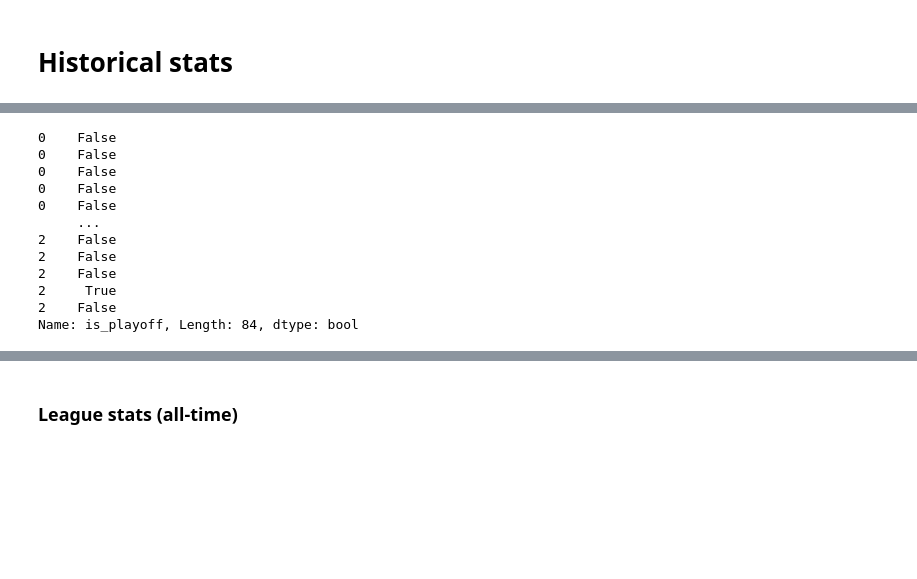
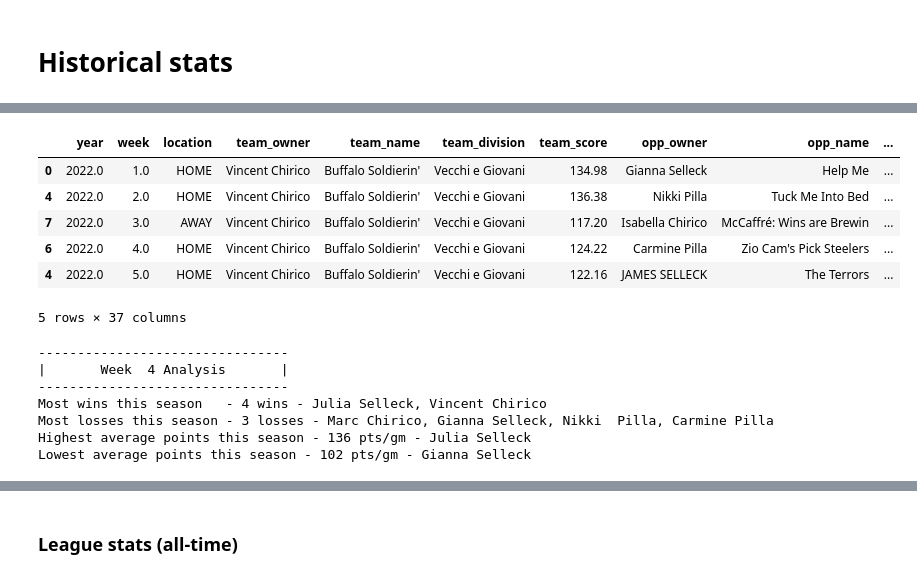
Before and after one commit to DesiPilla/espn-api-v3, a Jupyter notebook: src/new espn.ipynb, the cells around one changed output, grey strips where cells are left out. Cells and saved outputs as stored; diff of their text form; code cells hidden in the pictures; blank space fills up the shorter version.

```diff
--- a/src/new espn.ipynb
+++ b/src/new espn.ipynb
@@ -64,15 +42,36 @@ df.tail()
-# %%
-df[df.year == 2018].is_playoff
-# %% [output]
-0    False
-0    False
-0    False
-0    False
-0    False
-     ...
-2    False
-2    False
-2    False
-2     True
-2    False
-Name: is_playoff, Length: 84, dtype: bool
+# %%
+# df = get_historical_stats(league_id, 2017, 2022, swid, espn_s2)
+# df = exclude_most_recent_week(df)
+
+# Map owners of previous/co-owned teams to current owners to preserve "franchise"
+owner_map = {"Katie Brooks": "Nikki  Pilla"}
+df.replace({"team_owner": owner_map, "opp_owner": owner_map}, inplace=True)
+
+df = filter_df(df, meaningful=True)
+
+df.tail()
+# %% [output]
+|  | year | week | location | team_owner | team_name | team_division | team_score | opp_owner | opp_name | ... |
+| 0 | 2022.0 | 1.0 | HOME | Vincent Chirico | Buffalo Soldierin' | Vecchi e Giovani | 134.98 | Gianna Selleck | Help Me | ... |
+| 4 | 2022.0 | 2.0 | HOME | Vincent Chirico | Buffalo Soldierin' | Vecchi e Giovani | 136.38 | Nikki Pilla | Tuck Me Into Bed | ... |
+| 7 | 2022.0 | 3.0 | AWAY | Vincent Chirico | Buffalo Soldierin' | Vecchi e Giovani | 117.20 | Isabella Chirico | McCaffré: Wins are Brewin | ... |
+| 6 | 2022.0 | 4.0 | HOME | Vincent Chirico | Buffalo Soldierin' | Vecchi e Giovani | 124.22 | Carmine Pilla | Zio Cam's Pick Steelers | ... |
+| 4 | 2022.0 | 5.0 | HOME | Vincent Chirico | Buffalo Soldierin' | Vecchi e Giovani | 122.16 | JAMES SELLECK | The Terrors | ... |
+5 rows × 37 columns
+# %%
+import doritostats.filter_utils
+importlib.reload(doritostats.filter_utils)
+from doritostats.filter_utils import *
+import warnings; warnings.filterwarnings('ignore')
+
+# game_of_the_week_stats(league, df, 'Desi Pilla', 'Marc Chirico')
+
+weekly_stats_analysis(league, df)
+# %% [output]
+--------------------------------
+|       Week  4 Analysis       |
+--------------------------------
+Most wins this season   - 4 wins - Julia Selleck, Vincent Chirico
+Most losses this season - 3 losses - Marc Chirico, Gianna Selleck, Nikki  Pilla, Carmine Pilla
+Highest average points this season - 136 pts/gm - Julia Selleck
+Lowest average points this season - 102 pts/gm - Gianna Selleck
```
Also changed, not shown: parts of 8 cells of this notebook, 1 other file.
